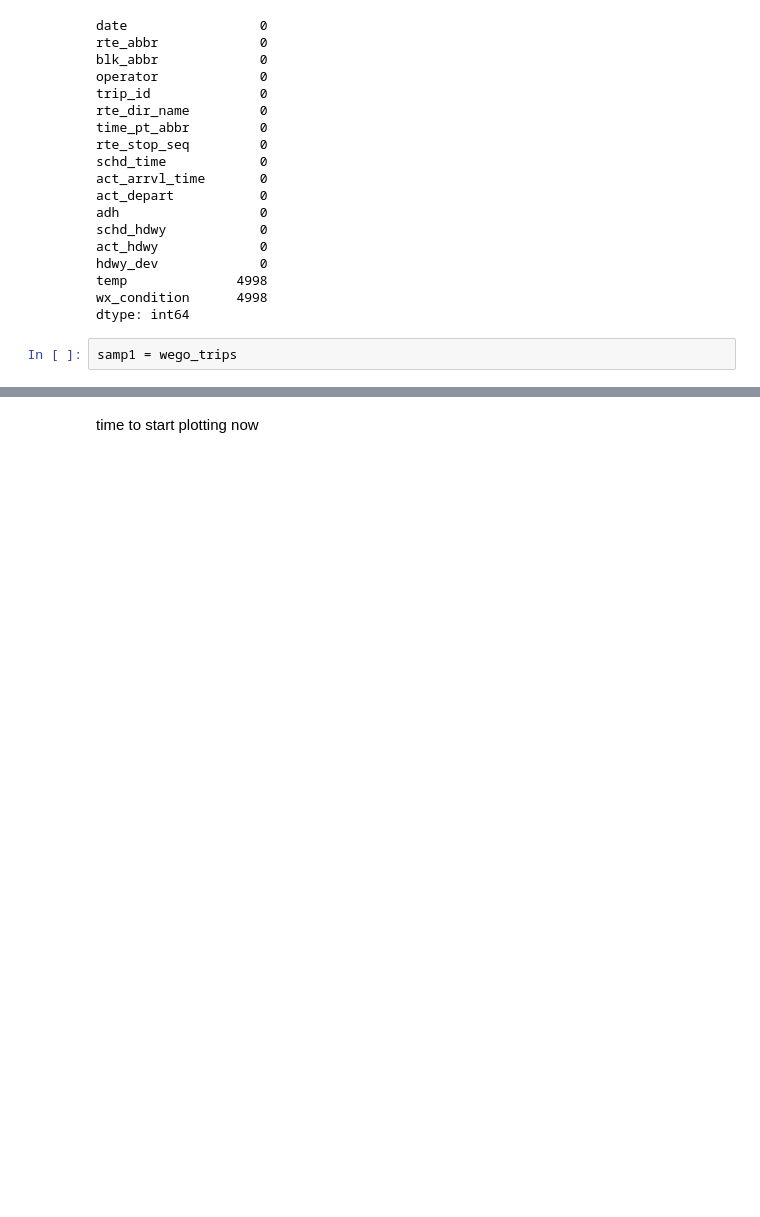
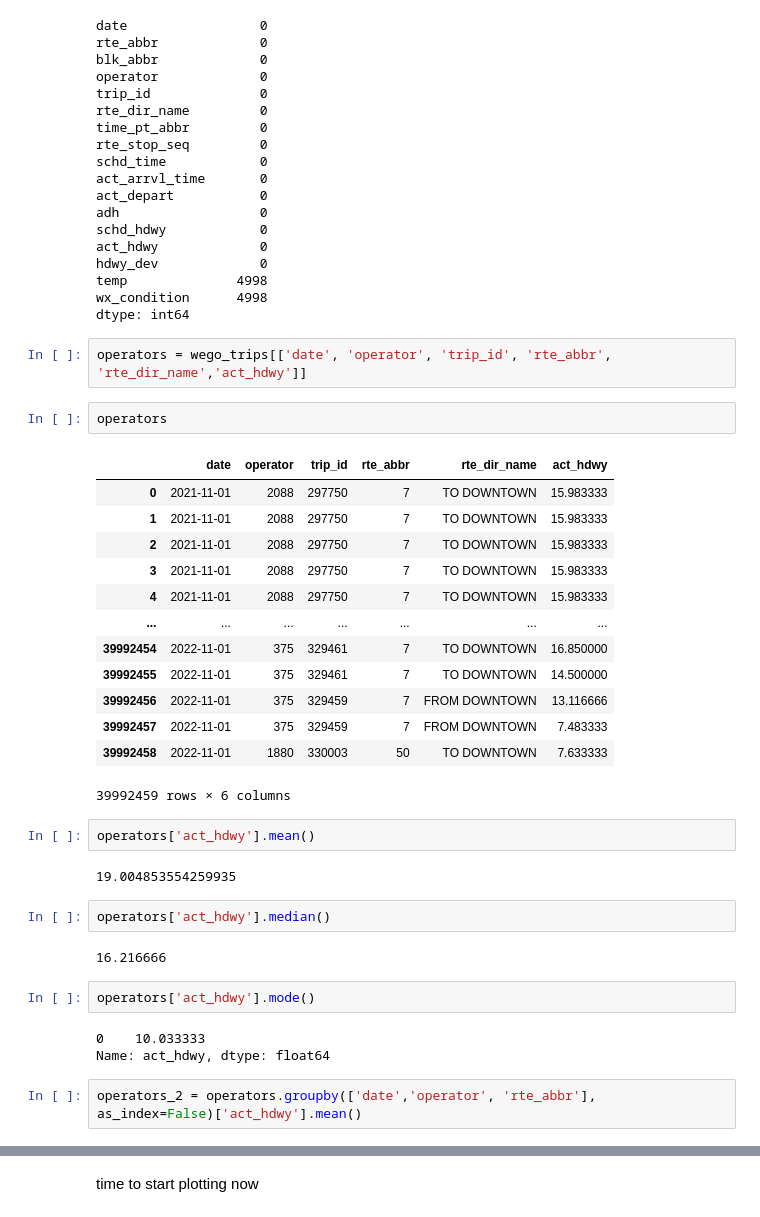
Before and after one commit to NSS-Data-Analytics-Cohort-7/wego-data-world-problems, a Jupyter notebook: notebook/wego_python.ipynb, the cells around one changed output, grey strips where cells are left out. Saved outputs shown, nothing was run; the diff lists cells and outputs as text; blank space fills up the shorter version.

```diff
--- a/notebook/wego_python.ipynb
+++ b/notebook/wego_python.ipynb
@@ -300,5 +300,36 @@ hdwy_dev             0
 temp              4998
 wx_condition      4998
 dtype: int64
-# %%
-samp1 = wego_trips
+# %%
+operators = wego_trips[['date', 'operator', 'trip_id', 'rte_abbr', 'rte_dir_name','act_hdwy']]
+# %%
+operators
+# %% [output]
+|  | date | operator | trip_id | rte_abbr | rte_dir_name | act_hdwy |
+| 0 | 2021-11-01 | 2088 | 297750 | 7 | TO DOWNTOWN | 15.983333 |
+| 1 | 2021-11-01 | 2088 | 297750 | 7 | TO DOWNTOWN | 15.983333 |
+| 2 | 2021-11-01 | 2088 | 297750 | 7 | TO DOWNTOWN | 15.983333 |
+| 3 | 2021-11-01 | 2088 | 297750 | 7 | TO DOWNTOWN | 15.983333 |
+| 4 | 2021-11-01 | 2088 | 297750 | 7 | TO DOWNTOWN | 15.983333 |
+| ... | ... | ... | ... | ... | ... | ... |
+| 39992454 | 2022-11-01 | 375 | 329461 | 7 | TO DOWNTOWN | 16.850000 |
+| 39992455 | 2022-11-01 | 375 | 329461 | 7 | TO DOWNTOWN | 14.500000 |
+| 39992456 | 2022-11-01 | 375 | 329459 | 7 | FROM DOWNTOWN | 13.116666 |
+| 39992457 | 2022-11-01 | 375 | 329459 | 7 | FROM DOWNTOWN | 7.483333 |
+| 39992458 | 2022-11-01 | 1880 | 330003 | 50 | TO DOWNTOWN | 7.633333 |
+39992459 rows × 6 columns
+# %%
+operators['act_hdwy'].mean()
+# %% [output]
+19.004853554259935
+# %%
+operators['act_hdwy'].median()
+# %% [output]
+16.216666
+# %%
+operators['act_hdwy'].mode()
+# %% [output]
+0    10.033333
+Name: act_hdwy, dtype: float64
+# %%
+operators_2 = operators.groupby(['date','operator', 'rte_abbr'],  as_index=False)['act_hdwy'].mean()
```
Also changed, not shown: parts of 3 cells of this notebook.
